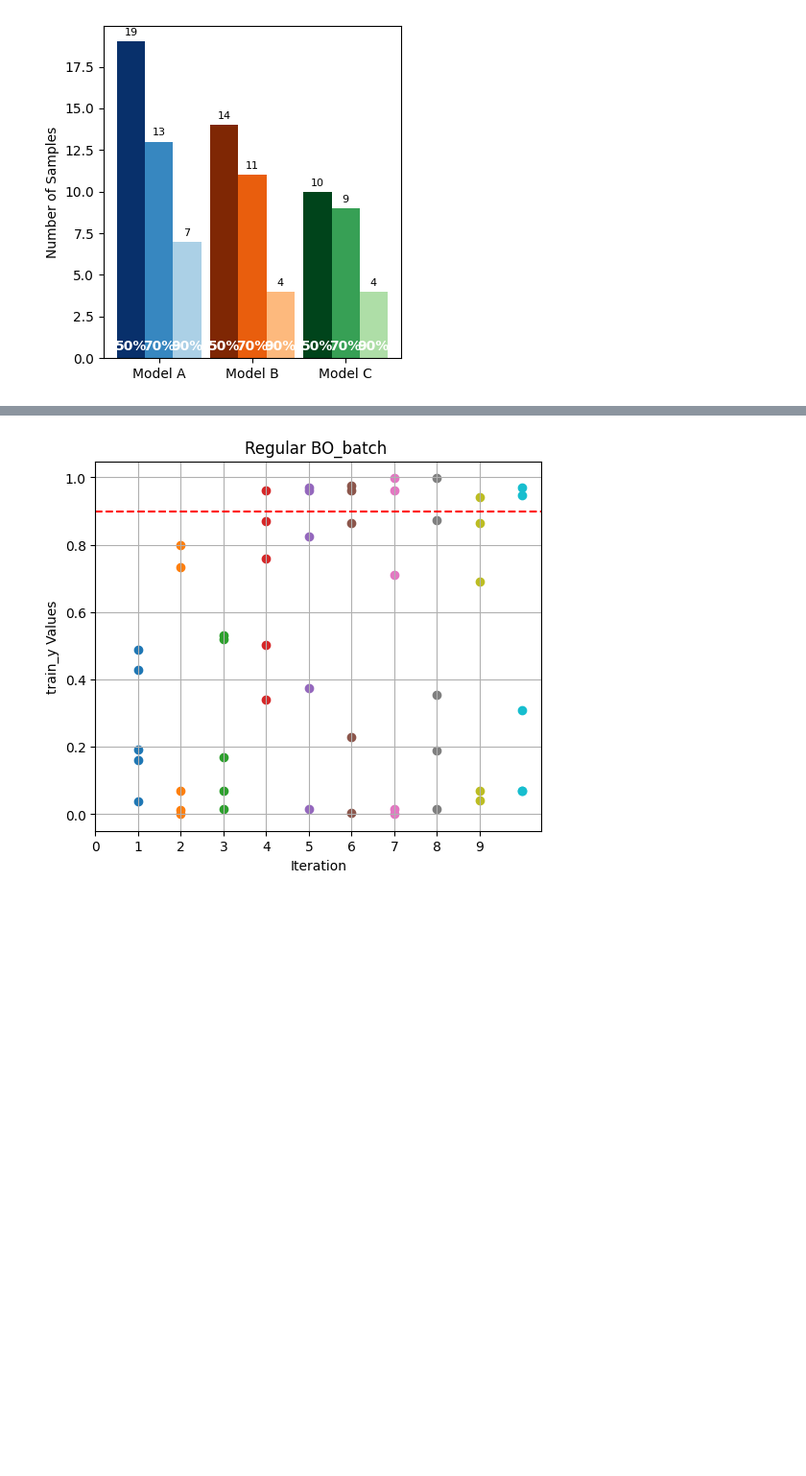
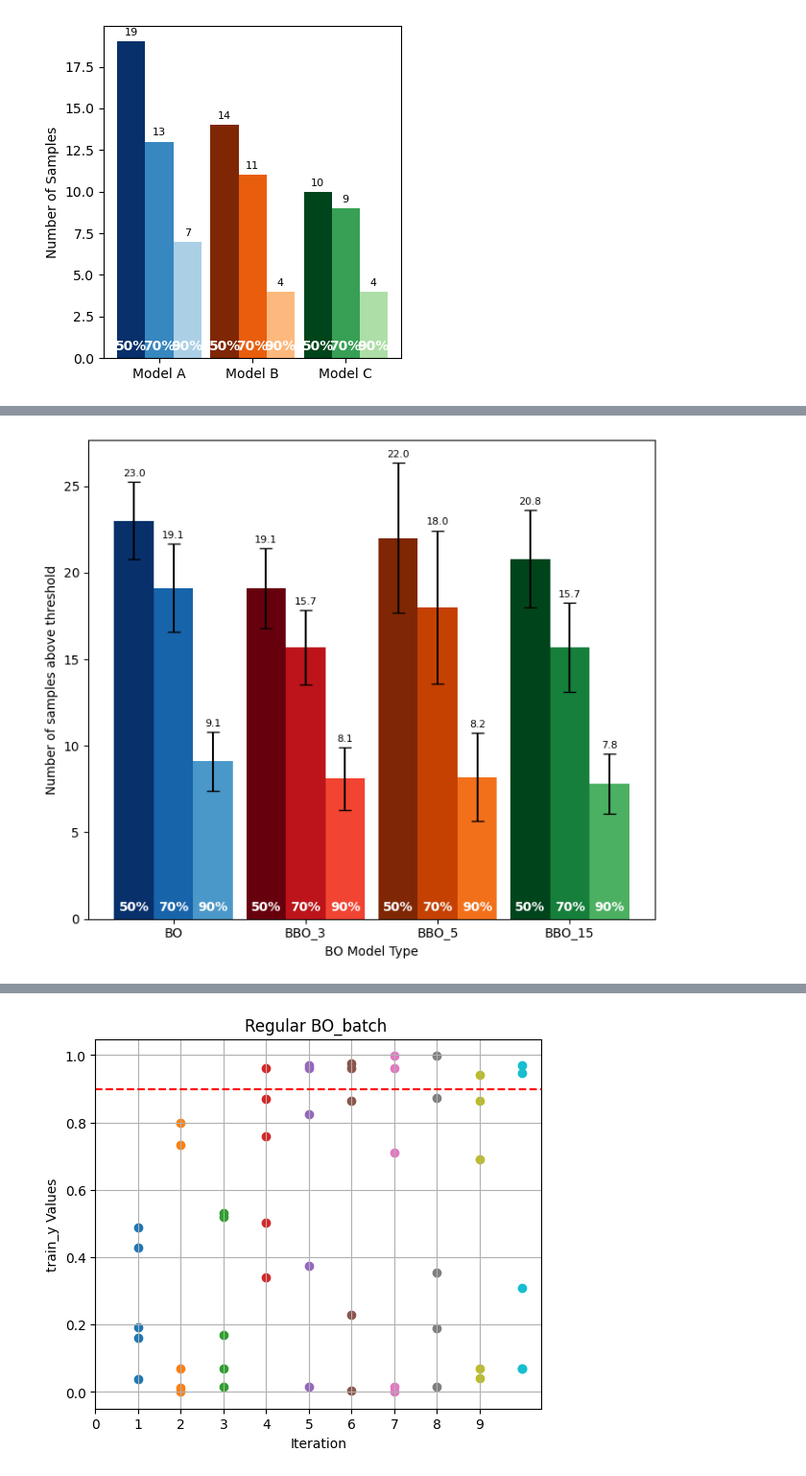
Before and after one commit to uwsunlab/BO-RFB, a Jupyter notebook: PoolBased/ComparisonTesting/BOvsBBOvsRandom.ipynb, the cells around one changed output, grey strips where cells are left out. Shown at 96% size. Drawn from its saved outputs; the diff is of its cells as text; code cells hidden in the pictures; blank space fills up the shorter version.

```diff
--- a/PoolBased/ComparisonTesting/BOvsBBOvsRandom.ipynb
+++ b/PoolBased/ComparisonTesting/BOvsBBOvsRandom.ipynb
@@ -251,0 +331,58 @@ plotting.sliced_plotting(combination, minmax)
+# %%
+# Assuming idsBO_all, idsBBO_3_all, idsBBO_5_all, idsBBO_15_all are already computed
+labels = ['BO', 'BBO_3', 'BBO_5', 'BBO_15']
+thresholds = [0.5, 0.7, 0.9]
+cmap_dict = {'BO': cm.Blues, 'BBO_3': cm.Reds, 'BBO_5': cm.Oranges, 'BBO_15': cm.Greens}
+
+# Prepare counts per model per threshold
+model_counts = []
+for model_dict in [idsBO_all, idsBBO_3_all, idsBBO_5_all, idsBBO_15_all]:
+    model_counts.append([model_dict[thresh].mean() for thresh in thresholds])
+
+num_models = len(labels)
+num_thresholds = len(thresholds)
+bar_width = 0.3
+x = np.arange(num_models)  # positions for BO, BBO_3, BBO_5, BBO_15
+
+fig, ax = plt.subplots(figsize=(7, 6))
+
+for j, thresh in enumerate(thresholds):
+    means = [
+        idsBO_all[thresh].mean(),
+        idsBBO_3_all[thresh].mean(),
+        idsBBO_5_all[thresh].mean(),
+        idsBBO_15_all[thresh].mean()
+    ]
+    stds = [
+        idsBO_all[thresh].std(),
+        idsBBO_3_all[thresh].std(),
+        idsBBO_5_all[thresh].std(),
+        idsBBO_15_all[thresh].std()
+    ]
+
+    # Shift bars sideways for each threshold group
+    xpos = x + (j - 1) * bar_width  # center at group, j=0 left, j=1 center, j=2 right
+
+    for i, model in enumerate(labels):
+        cmap = cmap_dict[model]
+        color = cmap(0.6 + 0.4 * (1 - j / (num_thresholds - 1)))  # lighter for higher thresholds
+        rect = ax.bar(xpos[i], means[i], width=bar_width, color=color,
+                      yerr=stds[i], capsize=5,
+                      label=f'Threshold {thresholds[j]:.1f}' if i == 0 else None)
+        ax.bar_label(rect, padding=3, fontsize=8, fmt='%.1f')
+
+ax.set_xticks(x)
+ax.set_xticklabels(labels)
+ax.set_ylabel('Number of samples above threshold')
+ax.set_xlabel('BO Model Type')
+plt.tight_layout()
+
+# Add annotations for thresholds
+for i, model in enumerate(labels):
+    for j, count in enumerate(model_counts[i]):
+        xpos = x[i] + j * bar_width - bar_width  # Center group around x[i]
+        ax.text(xpos, 0.3, f'{thresholds[j]*100:.0f}%', ha='center', va='bottom', fontsize=10, fontweight = 'bold',color='white')
+
+plt.show()
+# %% [output]
+[figure, added]
```
Also changed, not shown: parts of 15 cells of this notebook, 3 other files.
